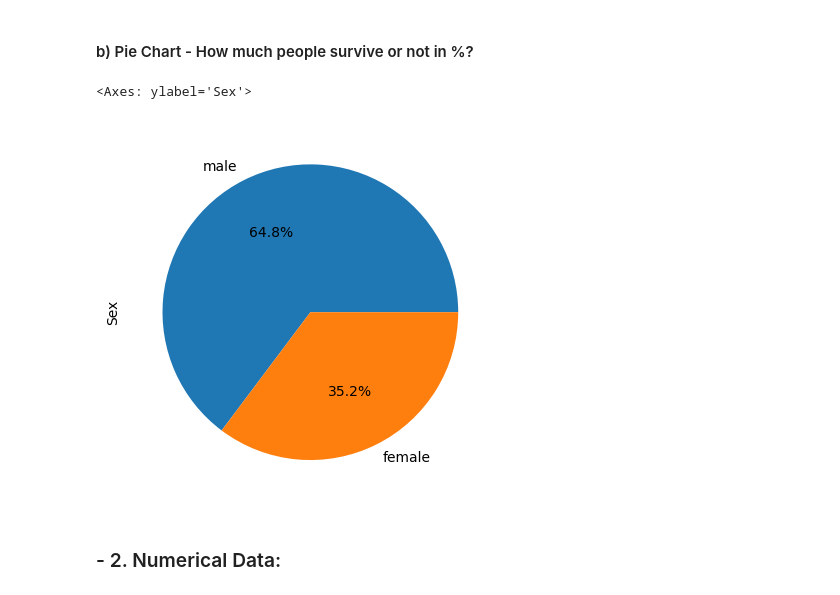
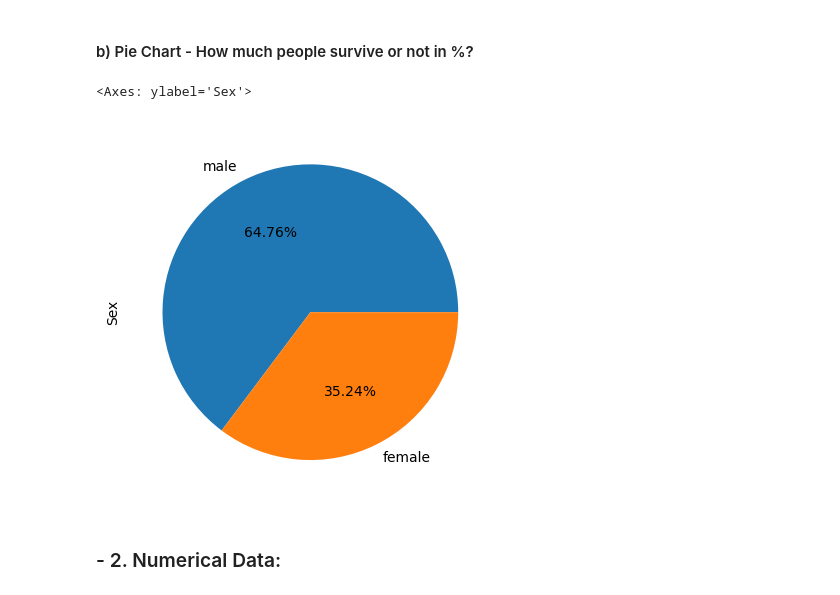
Before and after one commit to arFaisal043/Learn-Python, a Jupyter notebook: EDA/EDA_using_Univariate_Analysis.ipynb, the cells around one changed output. Saved outputs shown, nothing was run; the diff lists cells and outputs as text; code cells hidden in the pictures.

```diff
--- a/EDA/EDA_using_Univariate_Analysis.ipynb
+++ b/EDA/EDA_using_Univariate_Analysis.ipynb
@@ -130,10 +130,10 @@ Name: count, dtype: int64
 #### b) Pie Chart - How much people survive or not in %?
 # %%
 # df['Survived'].value_counts().plot(ylabel='Survived', kind='pie', autopct='%1.1f%%')
-df['Sex'].value_counts().plot(ylabel='Sex', kind='pie', autopct='%1.1f%%')
+df['Sex'].value_counts().plot(ylabel='Sex', kind='pie', autopct='%1.2f%%')
 # %% [output]
 <Axes: ylabel='Sex'>
-[figure, old version]
+[figure, new version]
 # %% [markdown]
 ### - 2. Numerical Data:
 # %% [markdown]
```
Also changed, not shown: 8 other files.
